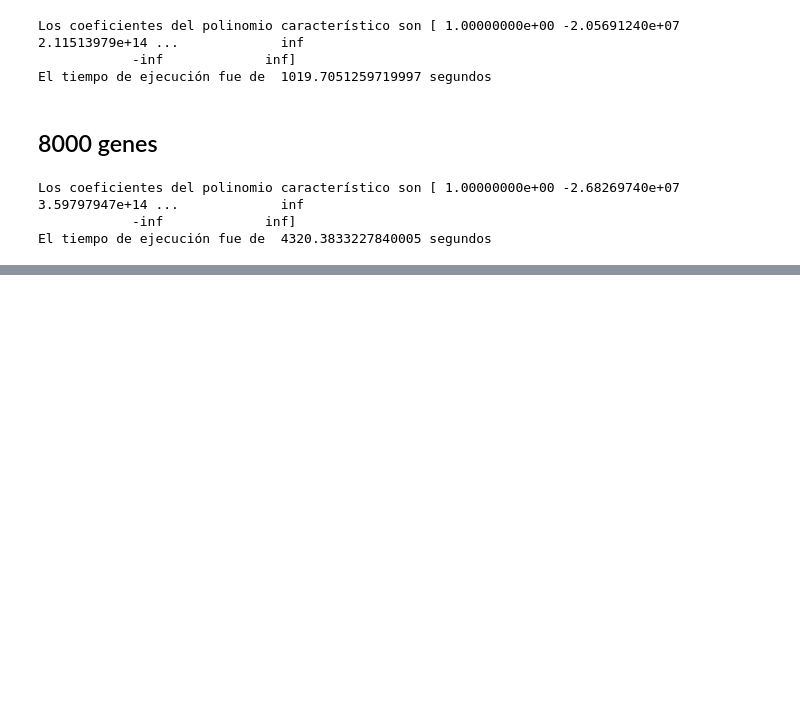
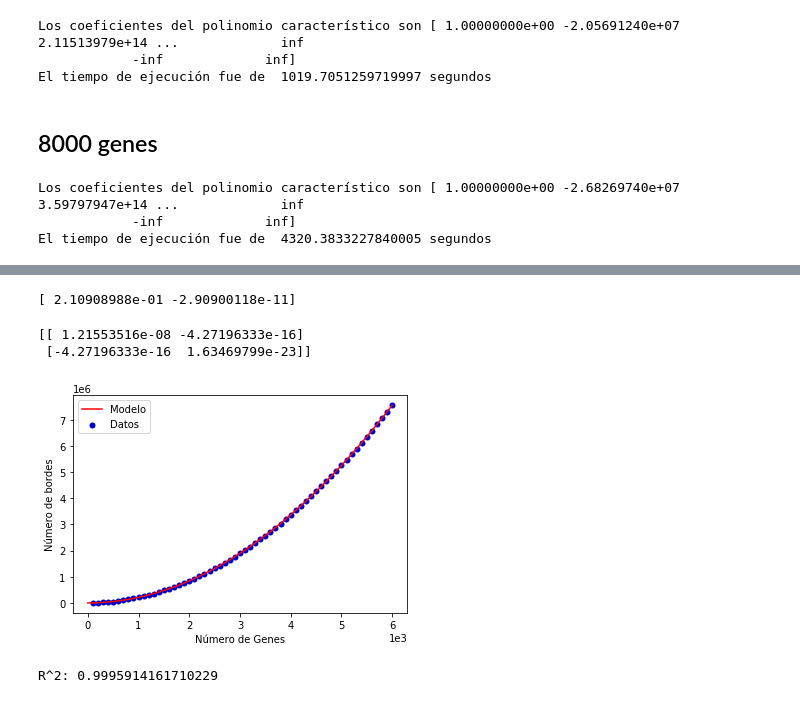
Before and after one commit to Alejandro1848/SGT-in-cancer-GRN, a Jupyter notebook: SignlessLapMatAnalysys_UNT.ipynb, the cells around one changed output, grey strips where cells are left out. Cells and saved outputs as stored; diff of their text form; code cells hidden in the pictures; blank space fills up the shorter version.

```diff
--- a/SignlessLapMatAnalysys_UNT.ipynb
+++ b/SignlessLapMatAnalysys_UNT.ipynb
@@ -204,0 +434,27 @@ El tiempo de ejecución fue de  4320.3833227840005 segundos
+# %%
+print(p_par1)
+# %% [output]
+[ 2.10908988e-01 -2.90900118e-11]
+# %%
+print(p_cov1)
+# %% [output]
+[[ 1.21553516e-08 -4.27196333e-16]
+ [-4.27196333e-16  1.63469799e-23]]
+# %%
+x_lin = np.linspace(0,6000,60)
+
+fig, axes = plt.subplots()
+axes.scatter(x_genes, y_alg_conn,linewidths=0.0001,c="mediumblue",label='Datos')
+axes.plot(x_lin,curve(x_lin,2.109089*10**(-1),-2.909001*10**(-11)),c= "red",linewidth=1.5,label='Modelo')
+plt.ticklabel_format(axis="x",style="sci",scilimits=(0,0))
+plt.ticklabel_format(axis="y",style="sci",scilimits=(0,0))
+plt.xlabel("Número de Genes")
+plt.ylabel("Número de bordes")
+plt.legend()
+plt.show()
+# %% [output]
+[figure, added]
+# %%
+print('R^2:', r2_score(y_alg_conn,curve(x_lin,2.109089*10**(-1),-2.909001*10**(-11))))
+# %% [output]
+R^2: 0.9995914161710229
```
Also changed, not shown: parts of 38 cells of this notebook.
